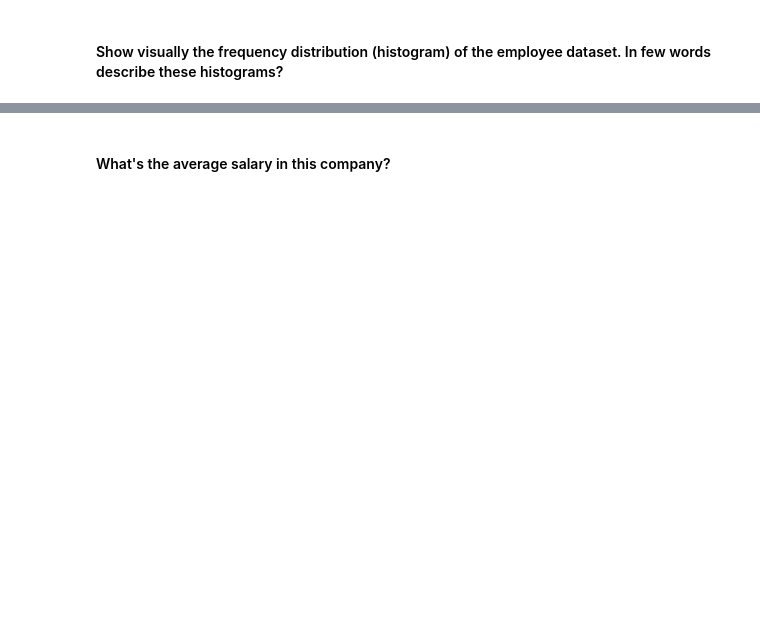
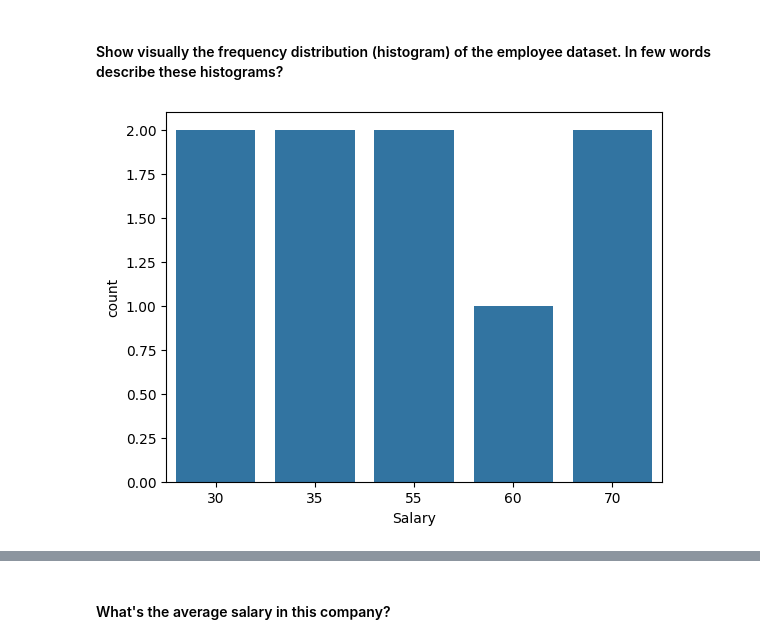
Before and after one commit to Ironhack-Data-Madrid-Octubre-2023/5.1-lab_subsetting_and_descriptive_stats, a Jupyter notebook: your-code/main.ipynb, the cells around one changed output, grey strips where cells are left out. Drawn from its saved outputs; the diff is of its cells as text; code cells hidden in the pictures; blank space fills up the shorter version.

```diff
--- a/your-code/main.ipynb
+++ b/your-code/main.ipynb
@@ -120,0 +119,3 @@ pd.pivot_table(temp, values='Temperature', index='State', aggfunc={'Temperature'
+# %%
+employee = pd.read_csv('./Employee.csv')
+employee
@@ -128,0 +156,5 @@ pd.pivot_table(temp, values='Temperature', index='State', aggfunc={'Temperature'
+# %%
+# Vamos a mostrar un histograma de los salarios
+sns.countplot(x=employee.Salary);
+# %% [output]
+[figure, added]
```
Also changed, not shown: parts of 34 cells of this notebook.
